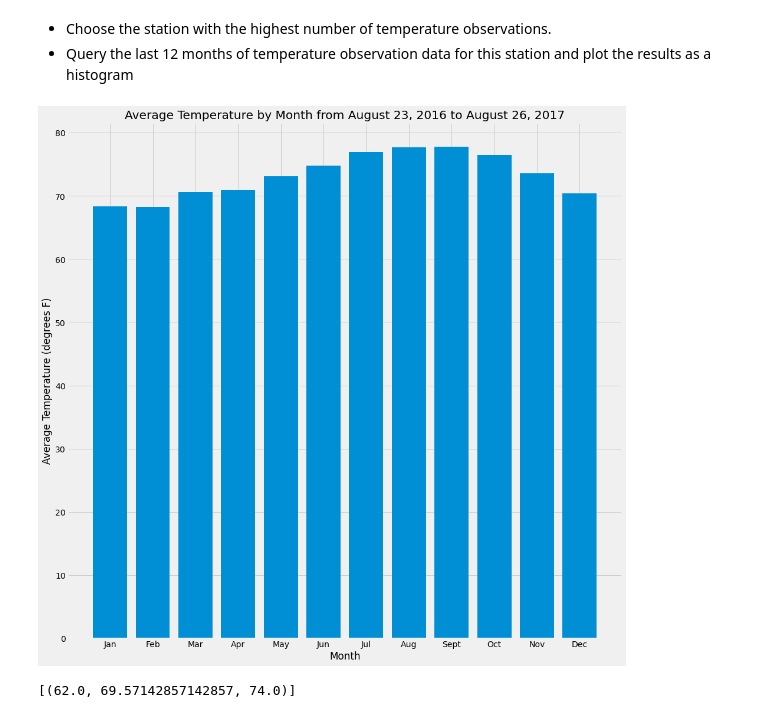
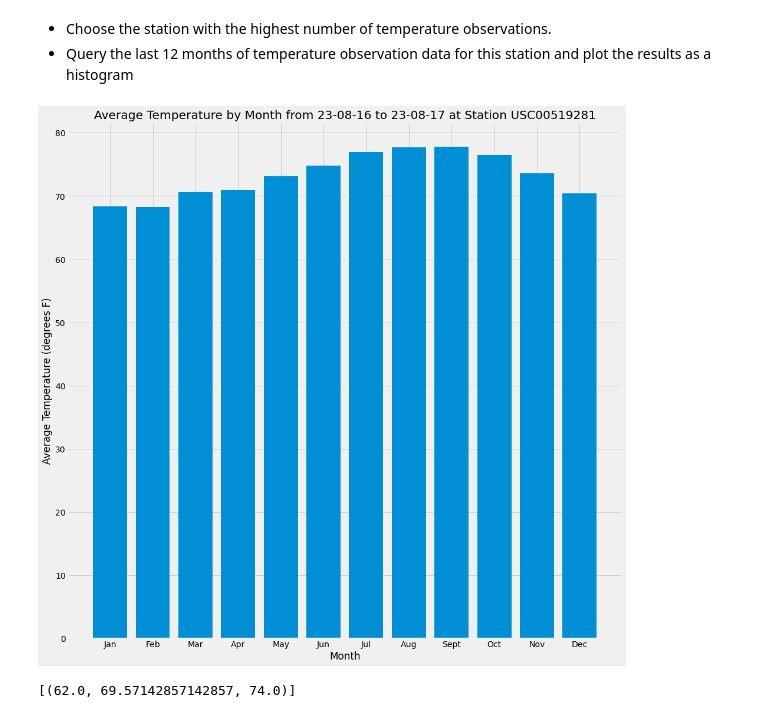
Before and after one commit to cswanson618/sqlalchemy-challenge, a Jupyter notebook: climate_swanson.ipynb, the cells around one changed output. Drawn from its saved outputs; the diff is of its cells as text; code cells hidden in the pictures.

```diff
--- a/climate_swanson.ipynb
+++ b/climate_swanson.ipynb
@@ -137,17 +137,17 @@ temp_active_df_unclean2 = temp_active_df_unclean
 temp_active_df_unclean3 = temp_active_df_unclean2.drop(columns = "date")
 temp_active_df = (temp_active_df_unclean3.join(temp_active_date_clean)).set_index("date")
 # %%
-temp_active_monthly_df = temp_active_df.groupby(by=[temp_active_df.index.month]).mean() #groups by month
+temp_active_monthly_df = temp_active_df.groupby(by=[temp_active_df.index.month]).mean() #groups by month but by 01 to 12
 tx = temp_active_monthly_df.index
 ty = temp_active_monthly_df["tobs"]
 plt.bar(tx, ty, tick_label = ["Jan", "Feb", "Mar", "Apr", "May", "Jun", "Jul", "Aug", "Sept", "Oct", "Nov", "Dec"])
 plt.xlabel("Month")
 plt.ylabel("Average Temperature (degrees F)")
-plt.title("Average Temperature by Month from August 23, 2016 to August 26, 2017")
+plt.title("Average Temperature by Month from 23-08-16 to 23-08-17 at Station USC00519281")
 plt.show()
 #Histogram seemed meaningless to me here; much better to show this properly broken out by month
 # %% [output]
-[figure, old version]
+[figure, new version]
 # %%
 # This function called `calc_temps` will accept start date and end date in the format '%Y-%m-%d'
 # and return the minimum, average, and maximum temperatures for that range of dates
```
Also changed, not shown: parts of 2 cells of this notebook.
